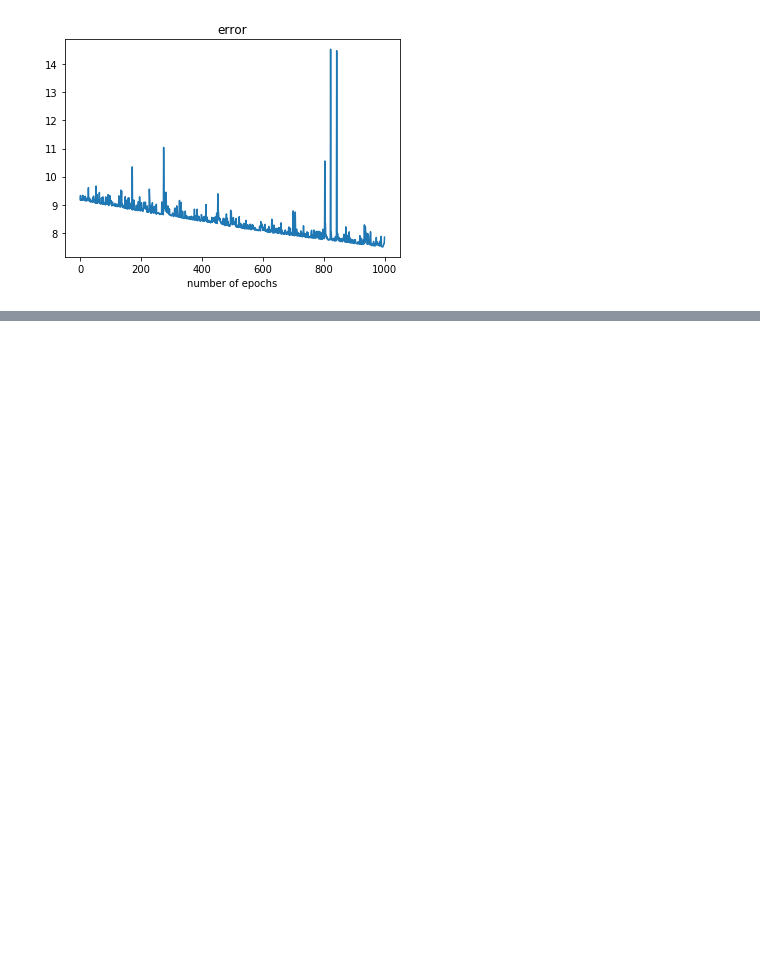
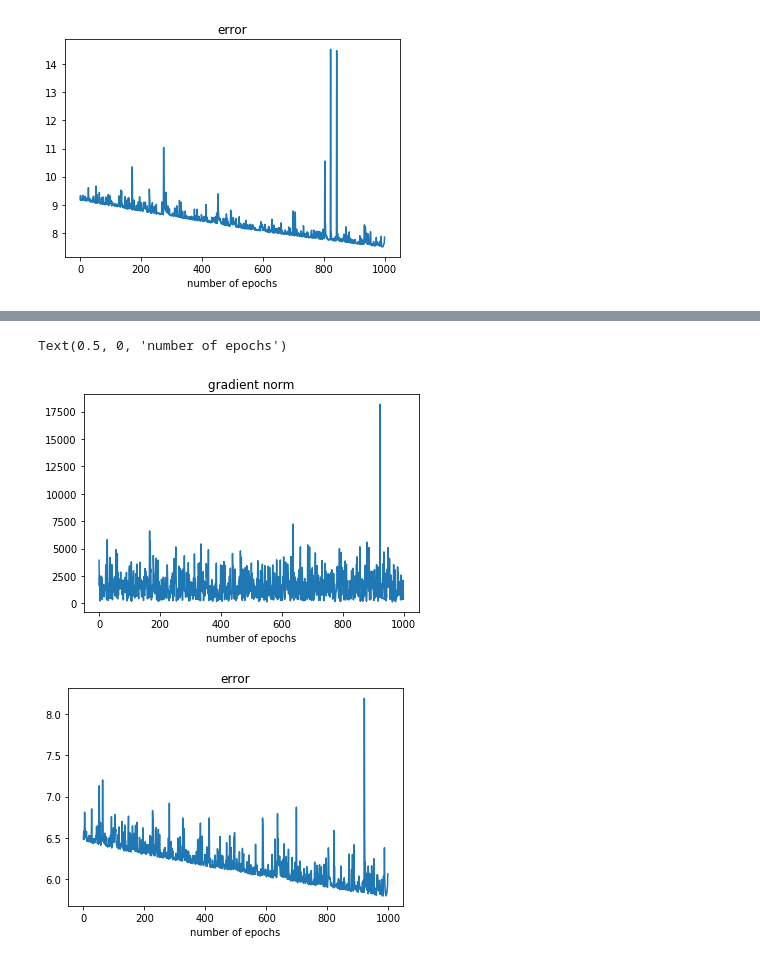
Before and after one commit to shayscorp94/ffn, a Jupyter notebook: Results.ipynb, the cells around one changed output, grey strips where cells are left out. Cells and saved outputs as stored; diff of their text form; code cells hidden in the pictures; blank space fills up the shorter version.

```diff
--- a/Results.ipynb
+++ b/Results.ipynb
@@ -152,0 +168,15 @@ Text(0.5, 0, 'number of epochs')
+# %%
+b26 = pd.read_csv("Stats590assets_batchSize26_9.csv")
+fig1,ax1 = plt.subplots()
+ax1.plot(b26['gradient norm'])
+ax1.set_title('gradient norm')
+ax1.set_xlabel('number of epochs')
+
+fig2,ax2 = plt.subplots()
+ax2.plot(b26['error'])
+ax2.set_title('error')
+ax2.set_xlabel('number of epochs')
+# %% [output]
+Text(0.5, 0, 'number of epochs')
+[figure, added]
+[figure, added]
```
Also changed, not shown: parts of 1 cell of this notebook, 3 other files.
